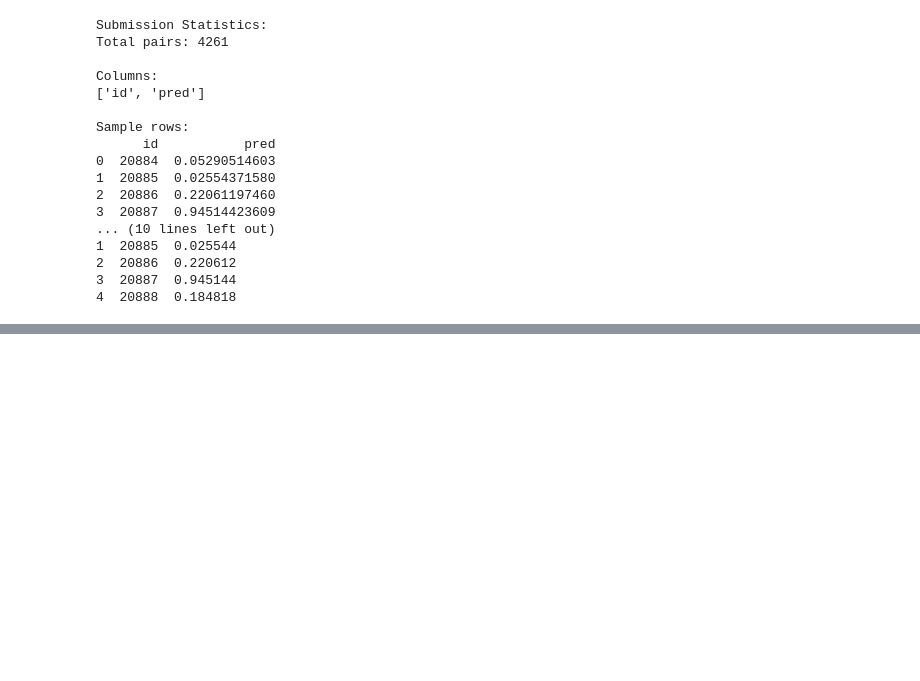
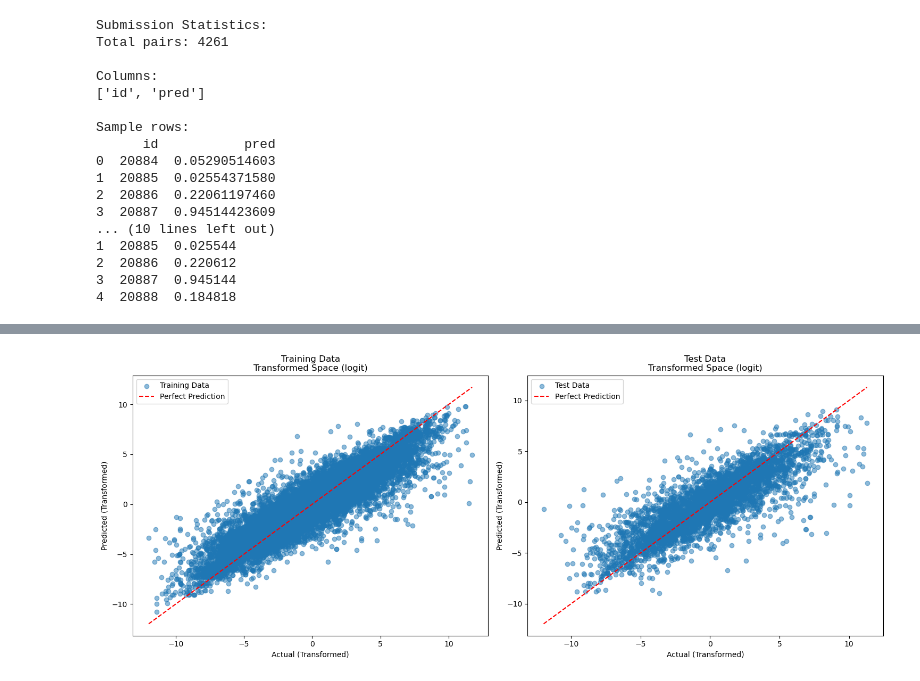
Before and after one commit to aniemerg/mini-contest, a Jupyter notebook: DeepFunding mini-contest-2.ipynb, the cells around one changed output, grey strips where cells are left out. Saved outputs shown, nothing was run; the diff lists cells and outputs as text; code cells hidden in the pictures; blank space fills up the shorter version.

```diff
--- a/DeepFunding mini-contest-2.ipynb
+++ b/DeepFunding mini-contest-2.ipynb
@@ -1894,0 +1958,83 @@ Sample rows:
+# %%
+def train_and_evaluate_enhanced(X_train, X_test, y_train, y_test, transform_method):
+    """
+    Train XGBoost with enhanced parameters and evaluate
+    """
+    # Transform targets
+    y_train_trans = transform_target(y_train, transform_method)
+    y_test_trans = transform_target(y_test, transform_method)
+
+    # Enhanced XGBoost parameters
+    xgb = XGBRegressor(
+        max_depth=8,          # Increased from 6 to allow more complex trees
+        learning_rate=0.03,   # Reduced to allow for more careful steps with more trees
+        n_estimators=500,     # Increased from 200 to allow more iterations
+        min_child_weight=3,   # Increased to prevent overfitting on noise
+        subsample=0.85,       # Slightly increased to see more of the data
+        colsample_bytree=0.8,
+        gamma=1,              # Added to require stronger split improvements
+        reg_alpha=0.1,        # L1 regularization to encourage sparsity
+        reg_lambda=1.0,       # L2 regularization to prevent extreme weights
+        random_state=42
+    )
+
+    # Fit on transformed data
+    eval_set = [(X_test, y_test_trans)]
+    xgb.fit(
+        X_train,
+        y_train_trans,
+        eval_set=eval_set,
+        verbose=False
+    )
+
+    # Make predictions and transform back
+    y_pred_train = inverse_transform_target(xgb.predict(X_train), transform_method)
+    y_pred_test = inverse_transform_target(xgb.predict(X_test), transform_method)
+
+    # Calculate metrics
+    train_r2 = r2_score(y_train, y_pred_train)
+    test_r2 = r2_score(y_test, y_pred_test)
+    train_mse = mean_squared_error(y_train, y_pred_train)
+    test_mse = mean_squared_error(y_test, y_pred_test)
+
+    # Also look at transformed space metrics
+    train_r2_trans = r2_score(y_train_trans, xgb.predict(X_train))
+    test_r2_trans = r2_score(y_test_trans, xgb.predict(X_test))
+    train_mse_trans = mean_squared_error(y_train_trans, xgb.predict(X_train))
+    test_mse_trans = mean_squared_error(y_test_trans, xgb.predict(X_test))
+
+
+    print(f"\nMetrics in Original Space:")
+    print(f"Training R2: {train_r2:.4f}")
+    print(f"Testing R2: {test_r2:.4f}")
+    print(f"Training MSE: {train_mse:.4f}")
+    print(f"Testing MSE: {test_mse:.4f}")
+
+    print(f"\nMetrics in Transformed Space:")
+    print(f"Training R2: {train_r2_trans:.4f}")
+    print(f"Testing R2: {test_r2_trans:.4f}")
+    print(f"Training MSE: {train_mse_trans:.4f}")
+    print(f"Testing MSE: {test_mse_trans:.4f}")
+
+    # Visualize predictions in transformed space
+    plot_transformed_predictions(
+        X_train, X_test, y_train, y_test,
+        transform_method, xgb
+    )
+
+    return {
+        'model': xgb,
+        'train_r2': train_r2,
+        'test_r2': test_r2,
+        'train_mse': train_mse,
+        'test_mse': test_mse,
+        'y_pred_train': y_pred_train,
+        'y_pred_test': y_pred_test
+    }
+
+# Train models with different transformations
+enhanced_results = {}
+for method in ['logit', 'arctanh']:
+    print(f"\nTraining enhanced model with {method} transformation:")
+    enhanced_results[method] = train_and_evaluate_enhanced(X_train, X_test, y_train, y_test, method)
+# %% [output]
@@ -1894,0 +2054 @@ Sample rows:
+[figure, added]
```
Also changed, not shown: parts of 4 cells of this notebook, 2 other files.
